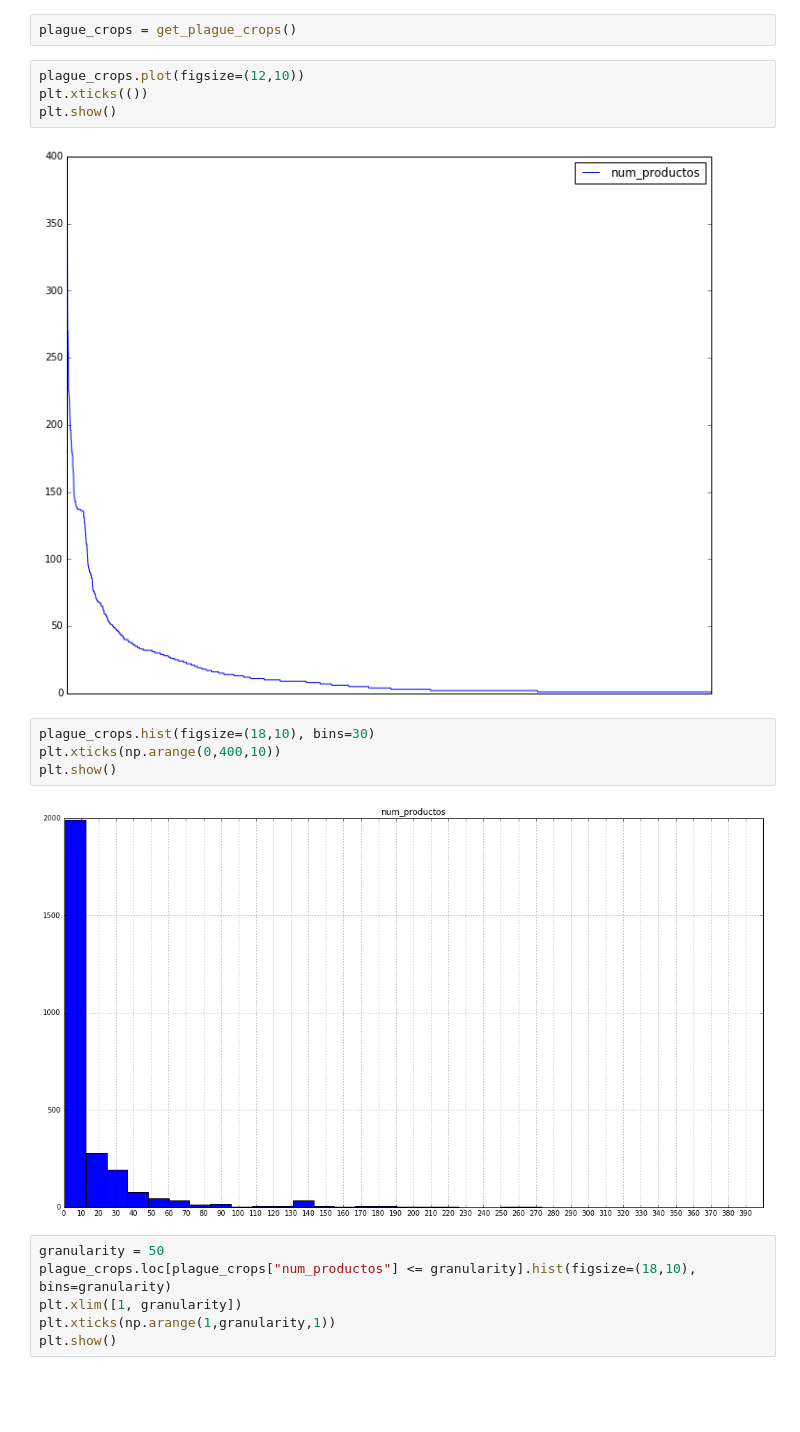
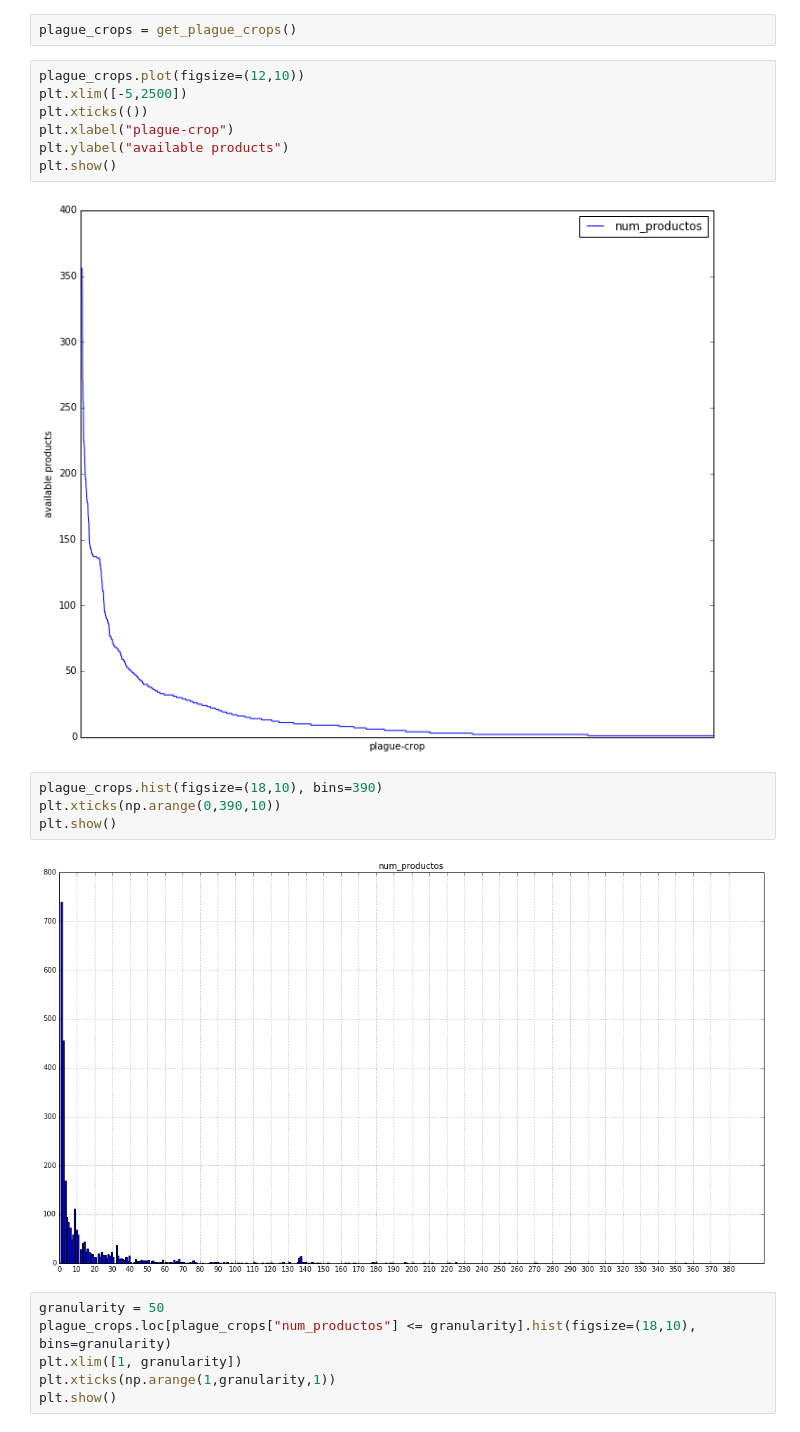
Before and after one commit to borjaeg/thete, a Jupyter notebook: Paper-Applicability-Analysis.ipynb, the cells around one changed output. Drawn from its saved outputs; the diff is of its cells as text; blank space fills up the shorter version.

```diff
--- a/Paper-Applicability-Analysis.ipynb
+++ b/Paper-Applicability-Analysis.ipynb
@@ -10,16 +10,19 @@ from utils.business_analysis import get_plague_crops, get_plagues, get_crops
 plague_crops = get_plague_crops()
 # %%
 plague_crops.plot(figsize=(12,10))
+plt.xlim([-5,2500])
 plt.xticks(())
+plt.xlabel("plague-crop")
+plt.ylabel("available products")
 plt.show()
 # %% [output]
-[figure, old version]
+[figure, new version]
 # %%
-plague_crops.hist(figsize=(18,10), bins=30)
-plt.xticks(np.arange(0,400,10))
+plague_crops.hist(figsize=(18,10), bins=390)
+plt.xticks(np.arange(0,390,10))
 plt.show()
 # %% [output]
-[figure, old version]
+[figure, new version]
 # %%
 granularity = 50
 plague_crops.loc[plague_crops["num_productos"] <= granularity].hist(figsize=(18,10), bins=granularity)
```
Also changed, not shown: parts of 1 cell of this notebook.
